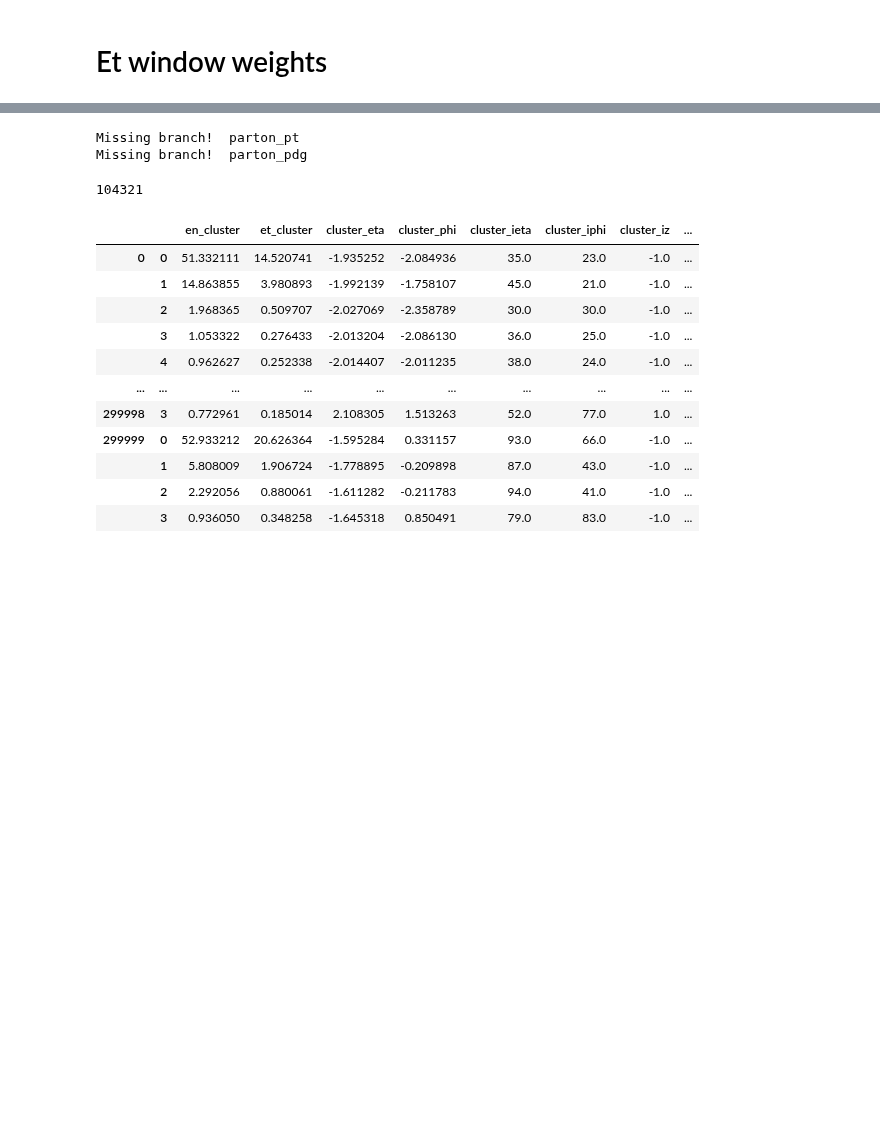
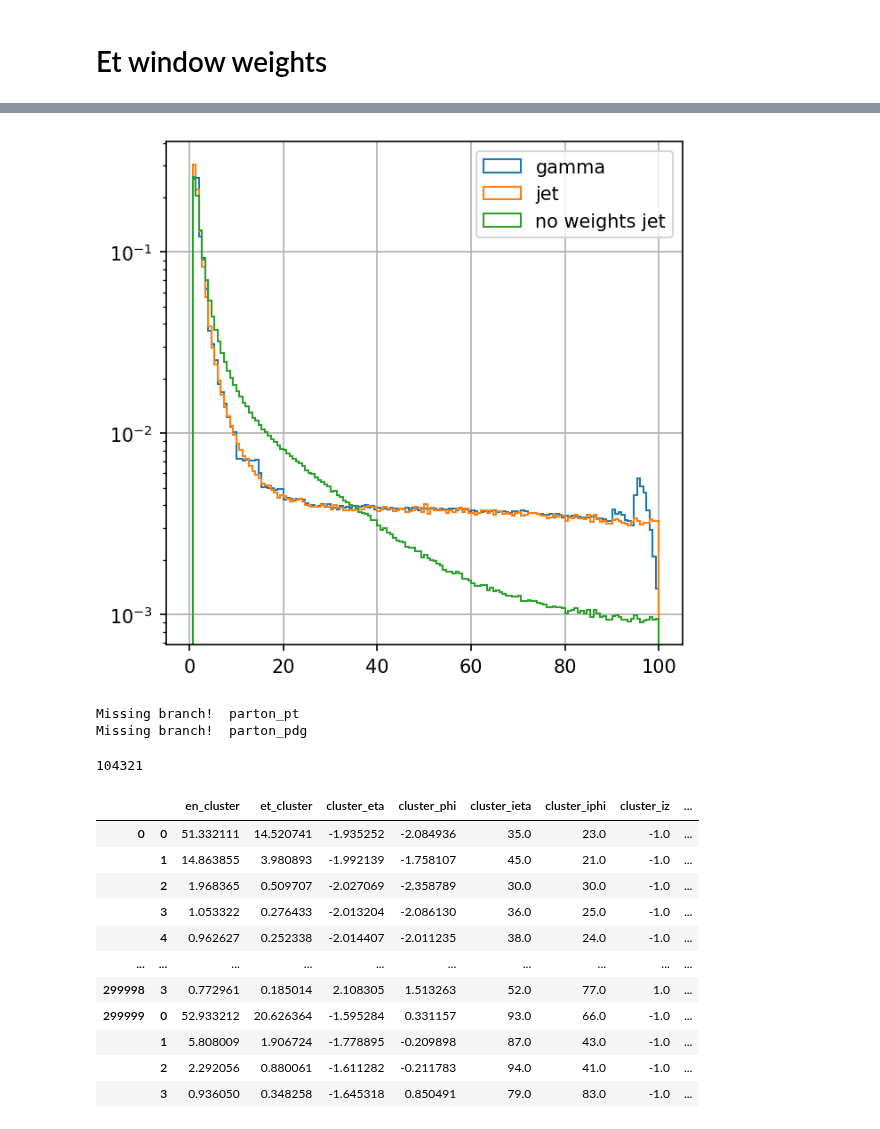
Before and after one commit to valsdav/DeepSuperCluster, a Jupyter notebook: Training/global_model/training_data/genpt_reweighting.ipynb, the cells around one changed output, grey strips where cells are left out. Cells and saved outputs as stored; diff of their text form; code cells hidden in the pictures; blank space fills up the shorter version.

```diff
--- a/Training/global_model/training_data/genpt_reweighting.ipynb
+++ b/Training/global_model/training_data/genpt_reweighting.ipynb
@@ -227,5 +220,5 @@ plt.grid()
 # %%
-ratio = h_gamma/h_jets
+ratio = h_jets_weights/h_ge
 # %%
 d_ge = {'start_bin': bins[:-1],
     'end_bin': bins[1:],
@@ -237,3 +230,17 @@ df_weights.to_csv('training_data/Et_weights.csv')
+# %%
+df_gamma['w_bin'] = np.digitize(df_gamma.et_window, bins)-1
+# %%
+df_gamma = df_gamma.join(pd.DataFrame(df_weights, columns=['weight']), on='w_bin')
+# %%
+h, b, _  = plt.hist(df_gamma['et_window'], histtype='step', density=True, bins=150, weights=df_gamma['weight'], range=(0,100), label='gamma')
+h, b, _  = plt.hist(df_jet['et_window'], histtype='step', density=True, bins=150, weights=df_jet['weight'], range=(0,100), label='jet')
+h, b, _  = plt.hist(df_jet['et_window'], histtype='step', density=True, bins=150, range=(0,100), label='no weights jet')
+#plt.xlabel('parton pt [GeV]')
+plt.legend()
+plt.yscale('log')
+plt.grid()
+# %% [output]
+[figure, added]
 # %%
 n = 50000
 df_ele = convert_df(data_ele, features, n)
```
Also changed, not shown: parts of 20 cells of this notebook, 9 other files.
